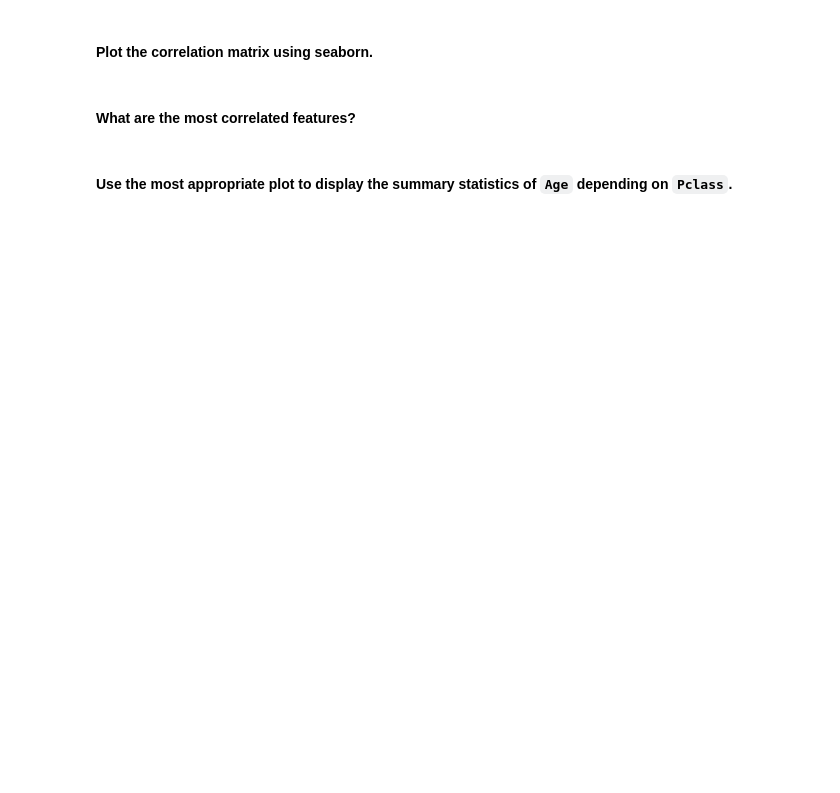
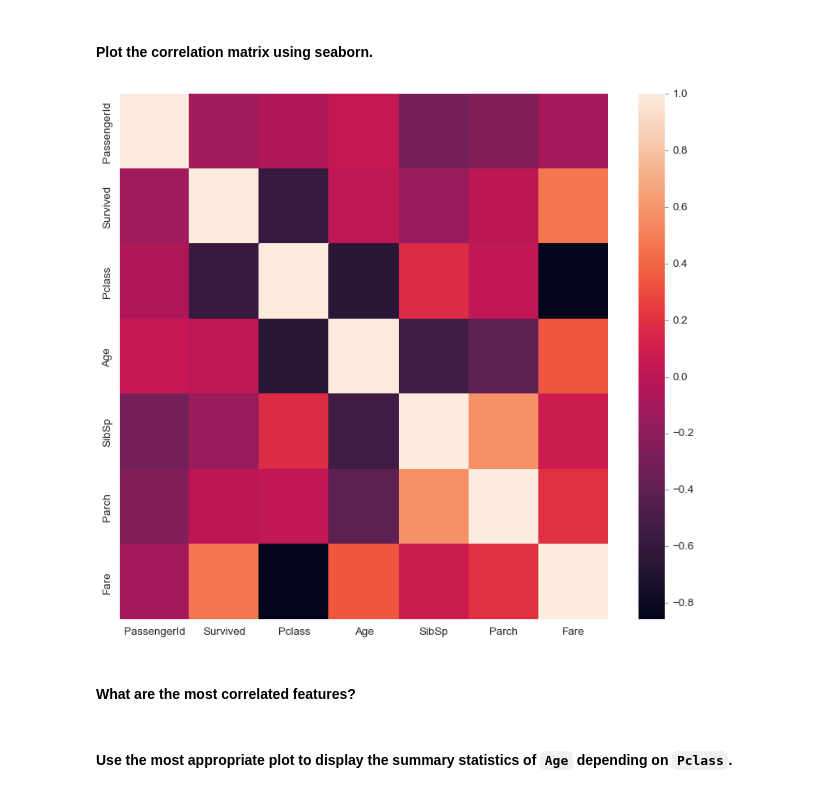
Before and after one commit to GNavarro-DA/dataptmad1121_labs, a Jupyter notebook: module-2/matplotlib-seaborn/your-code/main.ipynb, the cells around one changed output. Cells and saved outputs as stored; diff of their text form; code cells hidden in the pictures; blank space fills up the shorter version.

```diff
--- a/module-2/matplotlib-seaborn/your-code/main.ipynb
+++ b/module-2/matplotlib-seaborn/your-code/main.ipynb
@@ -397,2 +410,10 @@ It's done in the previous step
+# %%
+# your code here
+corr_df = titanic.corr()
+fig = plt.subplots(figsize=(12,10))
+ax = sns.heatmap(data=corr_df.corr())
+plt.show()
+# %% [output]
+[figure, added]
 # %% [markdown]
 #### What are the most correlated features?
```
Also changed, not shown: parts of 12 cells of this notebook.
